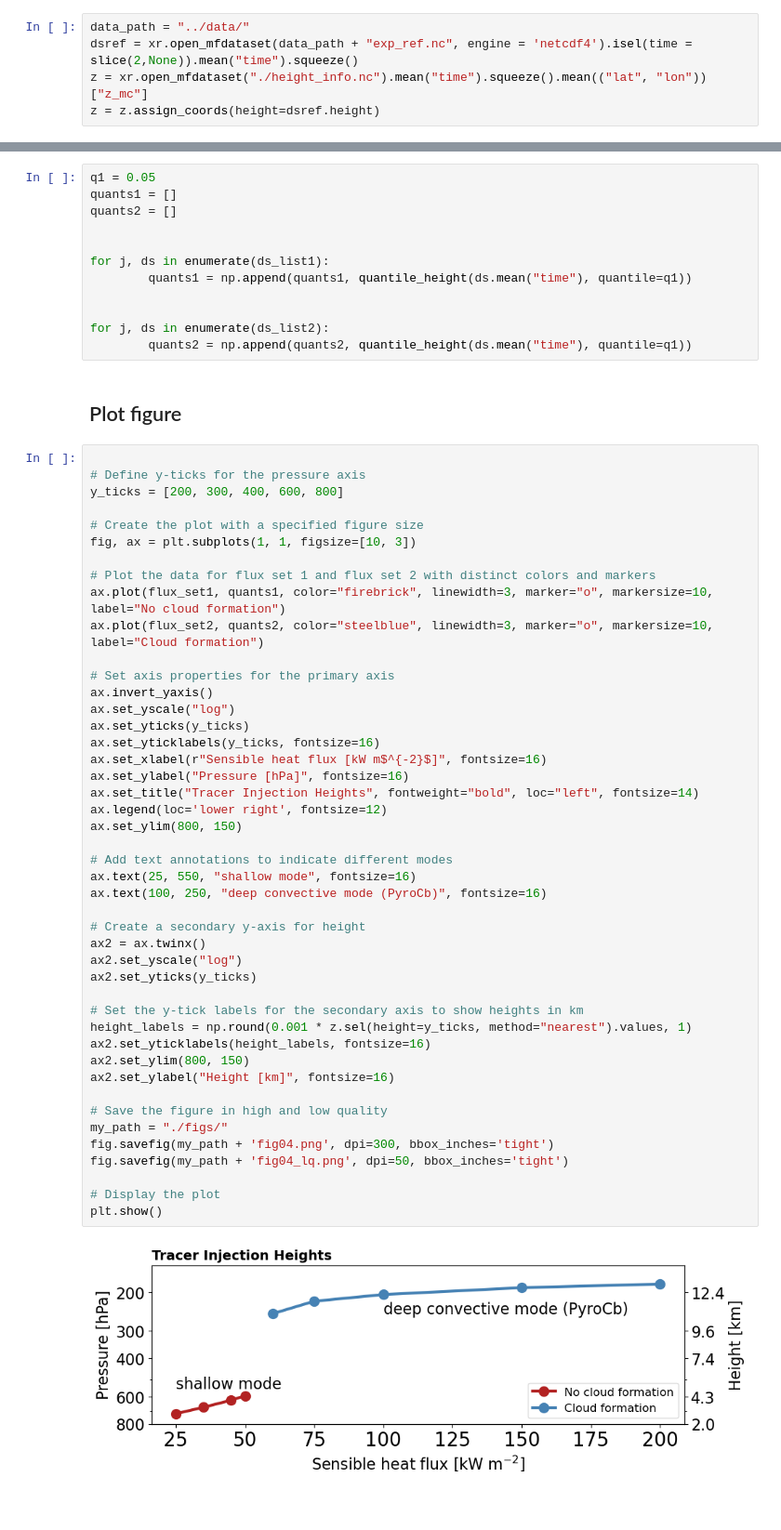
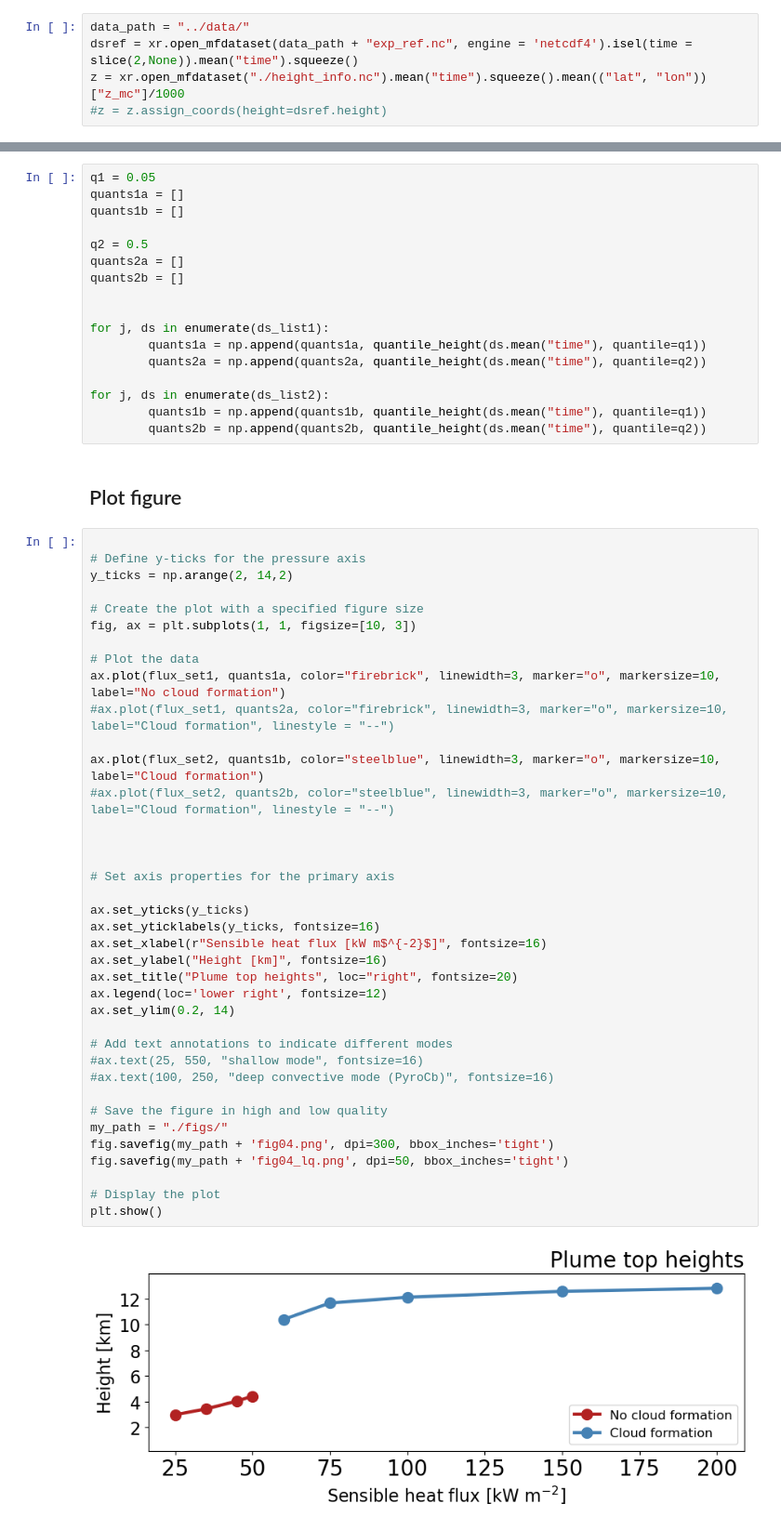
Before and after one commit to MuellerJason/jupyter_notebooks_PyroCB_paper, a Jupyter notebook: fig_04.ipynb, the cells around one changed output, grey strips where cells are left out. Shown: that part at 93% size. Saved outputs shown, nothing was run; the diff lists cells and outputs as text.

```diff
--- a/fig_04.ipynb
+++ b/fig_04.ipynb
@@ -51,7 +55,7 @@ def dens(d):
 # %%
 data_path = "../data/"
 dsref = xr.open_mfdataset(data_path + "exp_ref.nc", engine = 'netcdf4').isel(time = slice(2,None)).mean("time").squeeze()
-z = xr.open_mfdataset("./height_info.nc").mean("time").squeeze().mean(("lat", "lon"))["z_mc"]
-z = z.assign_coords(height=dsref.height)
+z = xr.open_mfdataset("./height_info.nc").mean("time").squeeze().mean(("lat", "lon"))["z_mc"]/1000
+#z = z.assign_coords(height=dsref.height)
 # %%
 # First Set
@@ -77,62 +81,60 @@ flux_set2 = [60, 75, 100, 150, 200]
 ds_list2 = [ds09, ds13, ds17, ds21, ds28]
 # %%
 q1 = 0.05
-quants1 = []
-quants2 = []
+quants1a = []
+quants1b = []
+
+q2 = 0.5
+quants2a = []
+quants2b = []
 
 
 for j, ds in enumerate(ds_list1):
-        quants1 = np.append(quants1, quantile_height(ds.mean("time"), quantile=q1))
-
+        quants1a = np.append(quants1a, quantile_height(ds.mean("time"), quantile=q1))
+        quants2a = np.append(quants2a, quantile_height(ds.mean("time"), quantile=q2))
 
 for j, ds in enumerate(ds_list2):
-        quants2 = np.append(quants2, quantile_height(ds.mean("time"), quantile=q1))
+        quants1b = np.append(quants1b, quantile_height(ds.mean("time"), quantile=q1))
+        quants2b = np.append(quants2b, quantile_height(ds.mean("time"), quantile=q2))
 # %% [markdown]
 ## Plot figure
 # %%
 
 # Define y-ticks for the pressure axis
-y_ticks = [200, 300, 400, 600, 800]
+y_ticks = np.arange(2, 14,2)
 
 # Create the plot with a specified figure size
 fig, ax = plt.subplots(1, 1, figsize=[10, 3])
 
-# Plot the data for flux set 1 and flux set 2 with distinct colors and markers
-ax.plot(flux_set1, quants1, color="firebrick", linewidth=3, marker="o", markersize=10, label="No cloud formation")
-ax.plot(flux_set2, quants2, color="steelblue", linewidth=3, marker="o", markersize=10, label="Cloud formation")
+# Plot the data
+ax.plot(flux_set1, quants1a, color="firebrick", linewidth=3, marker="o", markersize=10, label="No cloud formation")
+#ax.plot(flux_set1, quants2a, color="firebrick", linewidth=3, marker="o", markersize=10, label="Cloud formation", linestyle = "--")
+
+ax.plot(flux_set2, quants1b, color="steelblue", linewidth=3, marker="o", markersize=10, label="Cloud formation")
+#ax.plot(flux_set2, quants2b, color="steelblue", linewidth=3, marker="o", markersize=10, label="Cloud formation", linestyle = "--")
+
+
 
 # Set axis properties for the primary axis
-ax.invert_yaxis()
-ax.set_yscale("log")
+
 ax.set_yticks(y_ticks)
 ax.set_yticklabels(y_ticks, fontsize=16)
 ax.set_xlabel(r"Sensible heat flux [kW m$^{-2}$]", fontsize=16)
-ax.set_ylabel("Pressure [hPa]", fontsize=16)
-ax.set_title("Tracer Injection Heights", fontweight="bold", loc="left", fontsize=14)
+ax.set_ylabel("Height [km]", fontsize=16)
+ax.set_title("Plume top heights", loc="right", fontsize=20)
 ax.legend(loc='lower right', fontsize=12)
-ax.set_ylim(800, 150)
+ax.set_ylim(0.2, 14)
 
 # Add text annotations to indicate different modes
-ax.text(25, 550, "shallow mode", fontsize=16)
-ax.text(100, 250, "deep convective mode (PyroCb)", fontsize=16)
-
-# Create a secondary y-axis for height
-ax2 = ax.twinx()
-ax2.set_yscale("log")
-ax2.set_yticks(y_ticks)
-
-# Set the y-tick labels for the secondary axis to show heights in km
-height_labels = np.round(0.001 * z.sel(height=y_ticks, method="nearest").values, 1)
-ax2.set_yticklabels(height_labels, fontsize=16)
-ax2.set_ylim(800, 150)
-ax2.set_ylabel("Height [km]", fontsize=16)
+#ax.text(25, 550, "shallow mode", fontsize=16)
+#ax.text(100, 250, "deep convective mode (PyroCb)", fontsize=16)
 
 # Save the figure in high and low quality
 my_path = "./figs/"
 fig.savefig(my_path + 'fig04.png', dpi=300, bbox_inches='tight')
 fig.savefig(my_path + 'fig04_lq.png', dpi=50, bbox_inches='tight')
 
 # Display the plot
 plt.show()
 # %% [output]
-[figure, old version]
+[figure, new version]
```
Also changed, not shown: parts of 3 cells of this notebook, 12 other files.
